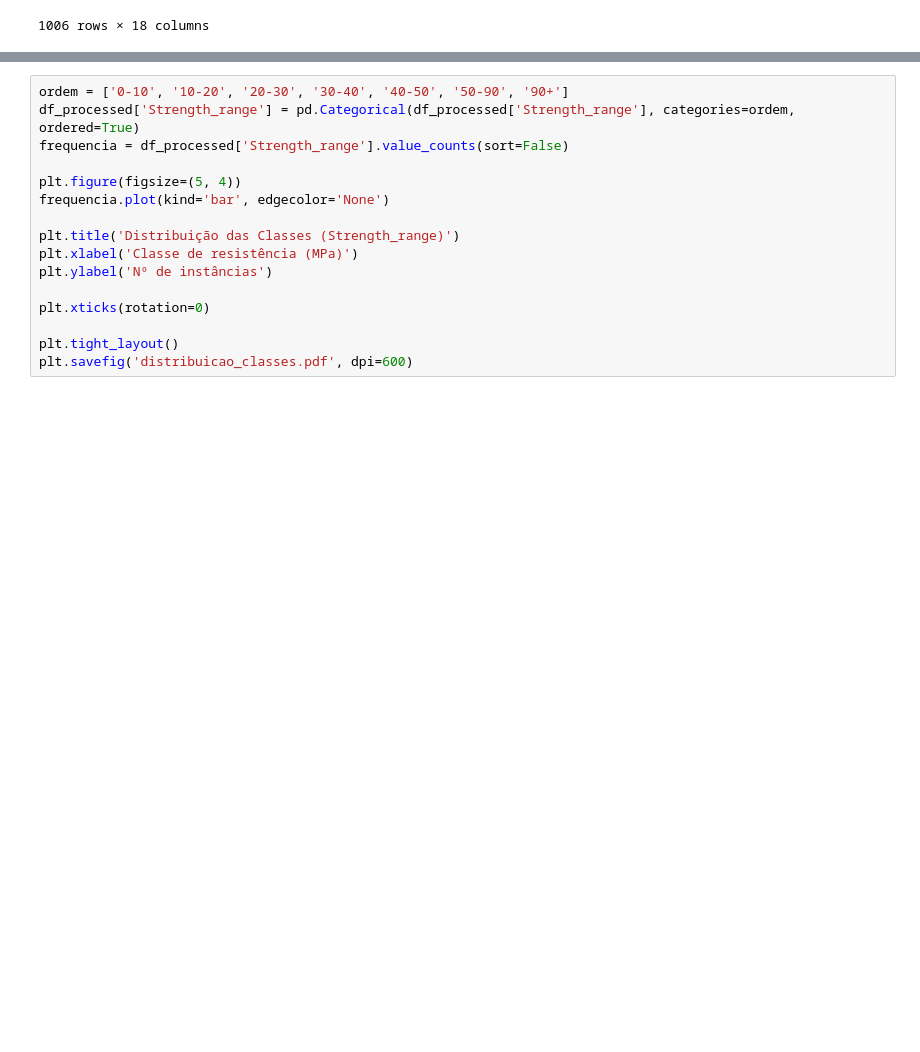
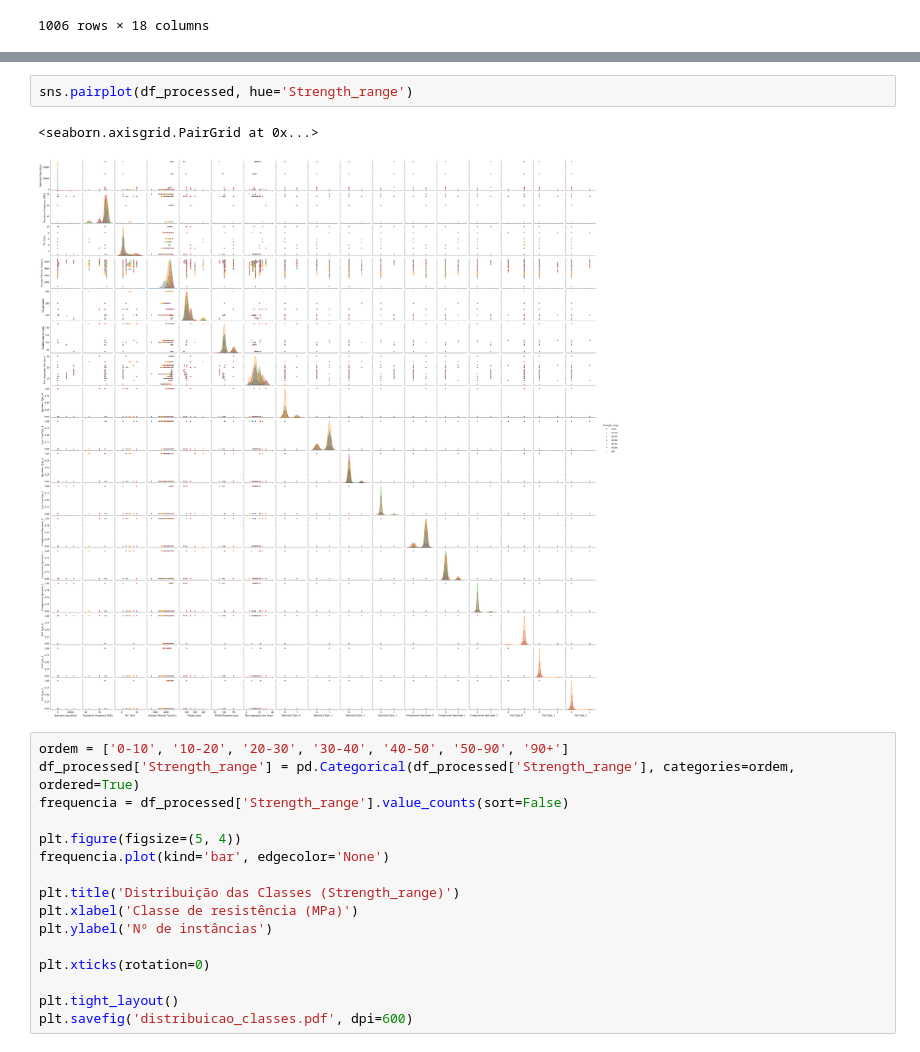
Before and after one commit to juliamfm/ML_material_classifier, a Jupyter notebook: knn_svm_classifier.ipynb, the cells around one changed output, grey strips where cells are left out. Cells and saved outputs as stored; diff of their text form; blank space fills up the shorter version.

```diff
--- a/knn_svm_classifier.ipynb
+++ b/knn_svm_classifier.ipynb
@@ -161,3 +176,8 @@ Max Aggregate Size (mm)       16.86    14.0     6.56     5.0     30.0
+# %%
+sns.pairplot(df_processed, hue='Strength_range')
+# %% [output]
+<seaborn.axisgrid.PairGrid at 0x...>
+[figure, added]
 # %%
 ordem = ['0-10', '10-20', '20-30', '30-40', '40-50', '50-90', '90+']
 df_processed['Strength_range'] = pd.Categorical(df_processed['Strength_range'], categories=ordem, ordered=True)
```
Also changed, not shown: parts of 6 cells of this notebook, 1 other file.
